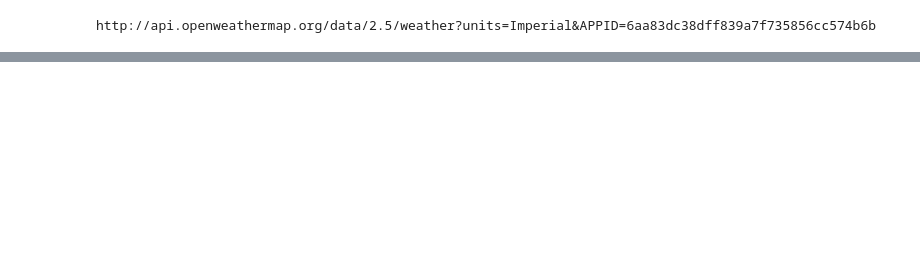
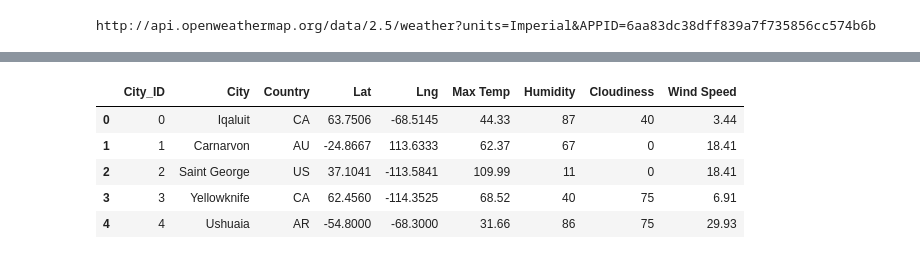
Before and after one commit to JuradoJr/World_Weather_Analysis, a Jupyter notebook: WeatherPy.ipynb, the cells around one changed output, grey strips where cells are left out. Saved outputs shown, nothing was run; the diff lists cells and outputs as text; code cells hidden in the pictures; blank space fills up the shorter version.

```diff
--- a/WeatherPy.ipynb
+++ b/WeatherPy.ipynb
@@ -421,0 +430,11 @@ plot_linear_regression(x_values,y_values,"Linear regression on the Southern Hemi
+# %%
+# Store the CSV you saved created in part one into a DataFrame.
+city_data_df = pd.read_csv("weather_data/cities.csv")
+city_data_df.head()
+# %% [output]
+|  | City_ID | City | Country | Lat | Lng | Max Temp | Humidity | Cloudiness | Wind Speed |
+| 0 | 0 | Iqaluit | CA | 63.7506 | -68.5145 | 44.33 | 87 | 40 | 3.44 |
+| 1 | 1 | Carnarvon | AU | -24.8667 | 113.6333 | 62.37 | 67 | 0 | 18.41 |
+| 2 | 2 | Saint George | US | 37.1041 | -113.5841 | 109.99 | 11 | 0 | 18.41 |
+| 3 | 3 | Yellowknife | CA | 62.4560 | -114.3525 | 68.52 | 40 | 75 | 6.91 |
+| 4 | 4 | Ushuaia | AR | -54.8000 | -68.3000 | 31.66 | 86 | 75 | 29.93 |
```
Also changed, not shown: parts of 39 cells of this notebook, 8 other files.
